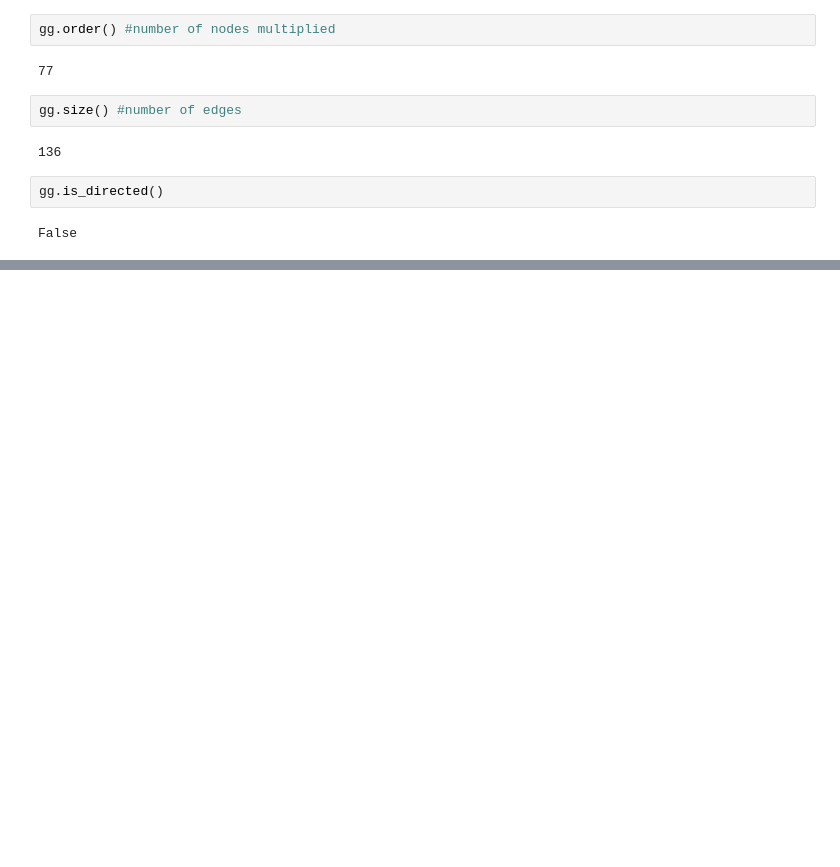
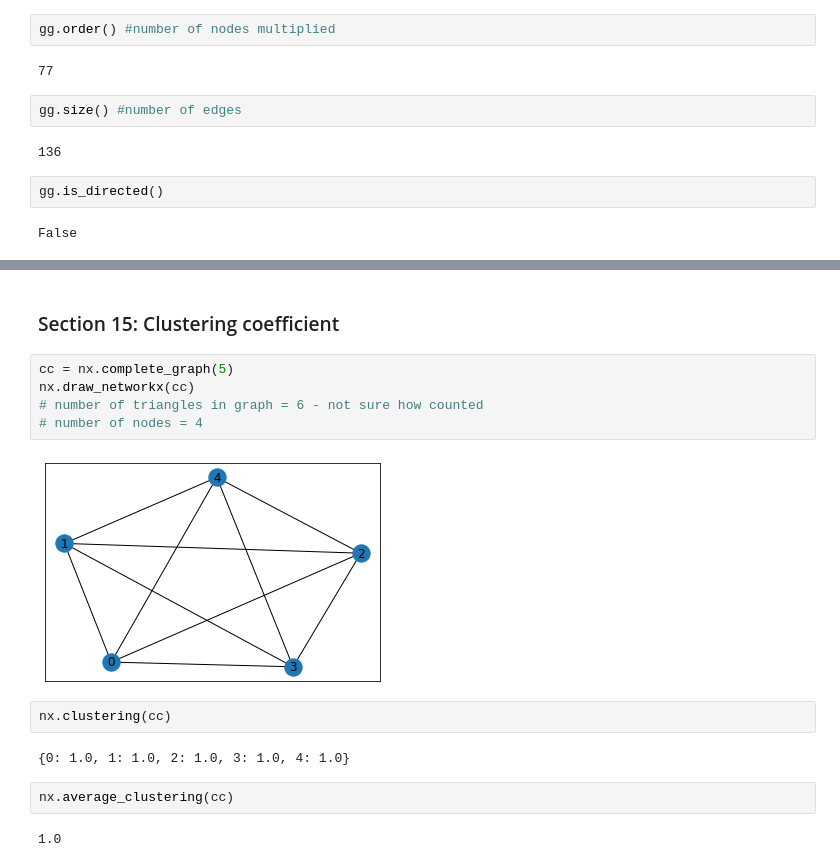
Before and after one commit to soslin/social-network-analysis, a Jupyter notebook: soc-net-class/learn_graphs_sna_2.ipynb, the cells around one changed output, grey strips where cells are left out. Saved outputs shown, nothing was run; the diff lists cells and outputs as text; blank space fills up the shorter version.

Commit message:
Up through clustering coefficient

```diff
--- a/soc-net-class/learn_graphs_sna_2.ipynb
+++ b/soc-net-class/learn_graphs_sna_2.ipynb
@@ -77,0 +109,17 @@ False
+# %% [markdown]
+### Section 15: Clustering coefficient
+# %%
+cc = nx.complete_graph(5)
+nx.draw_networkx(cc)
+# number of triangles in graph = 6 - not sure how counted
+# number of nodes = 4
+# %% [output]
+[figure, added]
+# %%
+nx.clustering(cc)
+# %% [output]
+{0: 1.0, 1: 1.0, 2: 1.0, 3: 1.0, 4: 1.0}
+# %%
+nx.average_clustering(cc)
+# %% [output]
+1.0
```
Also changed, not shown: parts of 8 cells of this notebook.
